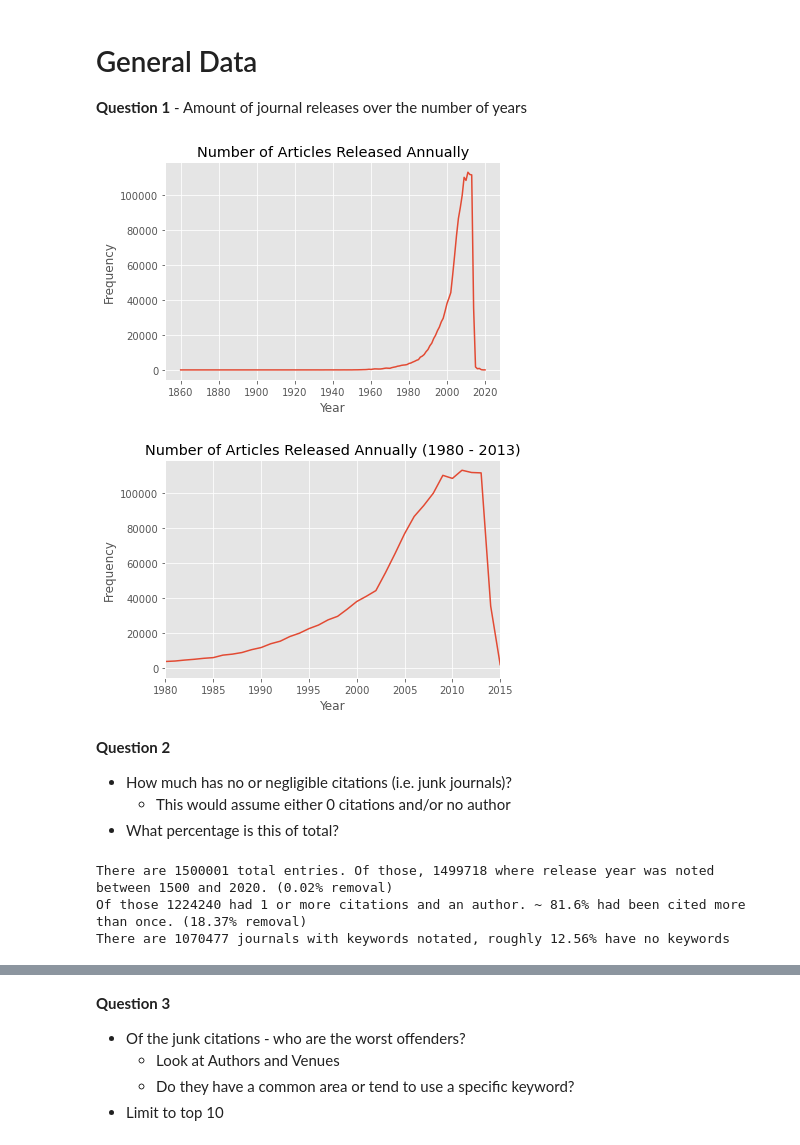
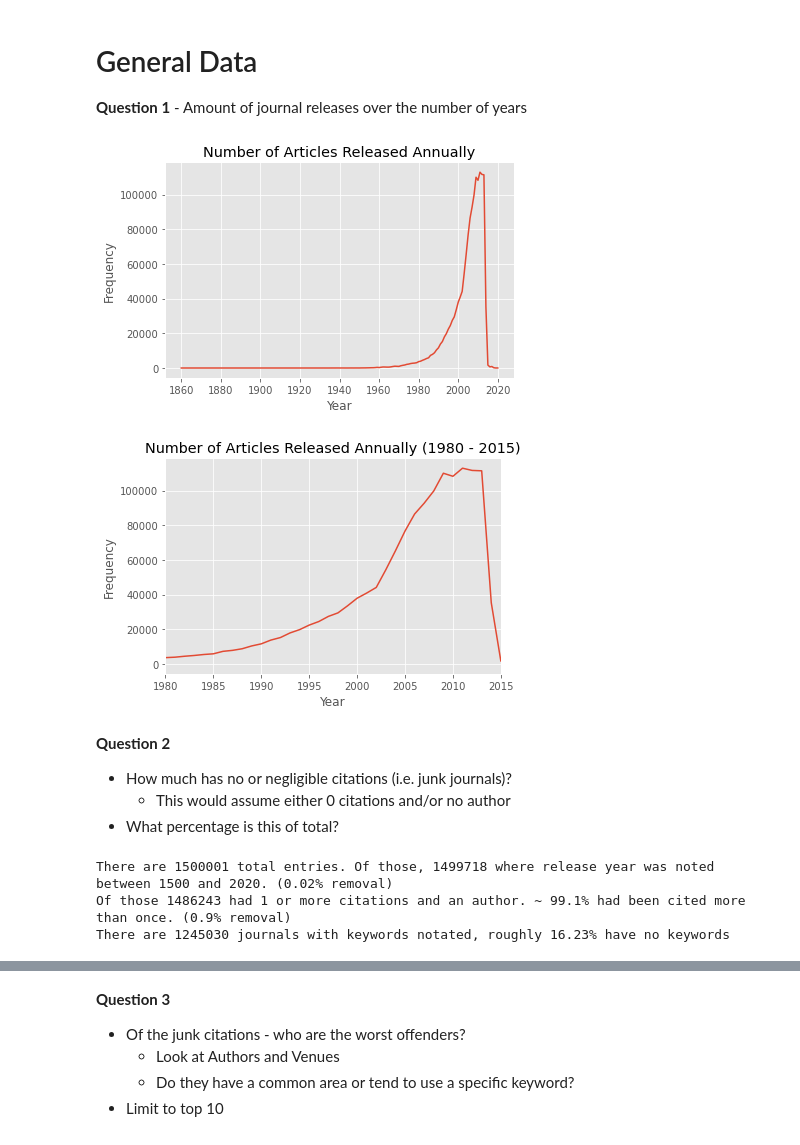
Before and after one commit to Cynz300/Scientific_Networking, a Jupyter notebook: Streamlined.ipynb, the cells around one changed output, grey strips where cells are left out. Cells and saved outputs as stored; diff of their text form; code cells hidden in the pictures.

```diff
--- a/Streamlined.ipynb
+++ b/Streamlined.ipynb
@@ -294,24 +296,27 @@ Counter({"object of type 'float' has no len()": 516})
 releases_year = journal_df[['year', '_id']].groupby('year').count().reset_index()
 releases_year = releases_year[(releases_year['year'] > 1500) & (releases_year['year'] < 2022)]
 # %%
-import matplotlib.pyplot as plt
-plt.style.use('ggplot')
+
+# plt.figure(figsize = (20,10))
 plt.plot(releases_year.iloc[:, 0], releases_year.iloc[:,1])
 plt.title("Number of Articles Released Annually")
 plt.xlabel("Year")
 plt.ylabel("Frequency")
+plt.tight_layout()
 plt.savefig('img/annual_article_release.png')
 # %% [output]
-[figure, old version]
+[figure, new version]
 # %%
+# plt.figure(figsize = (20,10))
 plt.plot(releases_year.iloc[:, 0], releases_year.iloc[:,1])
-plt.title("Number of Articles Released Annually (1980 - 2013)")
+plt.title("Number of Articles Released Annually (1980 - 2015)")
 plt.xlim(1980, 2015)
 plt.xlabel("Year")
 plt.ylabel("Frequency")
+plt.tight_layout()
 plt.savefig('img/annual_article_release_1980-2015.png')
 # %% [output]
-[figure, old version]
+[figure, new version]
 # %% [markdown]
 **Question 2**
 * How much has no or negligible citations (i.e. junk journals)?
@@ -323,7 +328,7 @@ plt.savefig('img/annual_article_release_1980-2015.png')
 #0.8% of those entries had been cited more than 1000 times
 
 filter_journal = journal_df[(journal_df['year'] > 1500) & (journal_df['year'] < 2022)]
-filter_journal_citations =  filter_journal[(filter_journal['n_citation'] > 0) & (filter_journal['n_authors'] > 0)]
+filter_journal_citations =  filter_journal[(filter_journal['n_citation'] >= 0) & (filter_journal['n_authors'] > 0)]
 keywords = len(filter_journal_citations[filter_journal_citations.n_keywords > 0])
 venues = len(filter_journal_citations[filter_journal_citations.n_keywords > 0])
 
@@ -336,8 +341,8 @@ Of those {cit_1} had 1 or more citations and an author. ~ {round(cit_1/year_minu
 There are {round(keywords,2)} journals with keywords notated, roughly {round((cit_1 - keywords)/cit_1 * 100,2)}% have no keywords''')
 # %% [output]
 There are 1500001 total entries. Of those, 1499718 where release year was noted between 1500 and 2020. (0.02% removal)
-Of those 1224240 had 1 or more citations and an author. ~ 81.6% had been cited more than once. (18.37% removal)
-There are 1070477 journals with keywords notated, roughly 12.56% have no keywords
+Of those 1486243 had 1 or more citations and an author. ~ 99.1% had been cited more than once. (0.9% removal)
+There are 1245030 journals with keywords notated, roughly 16.23% have no keywords
 # %%
 del journal_df
 del journals
```
Also changed, not shown: parts of 39 cells of this notebook, 1 other file.
